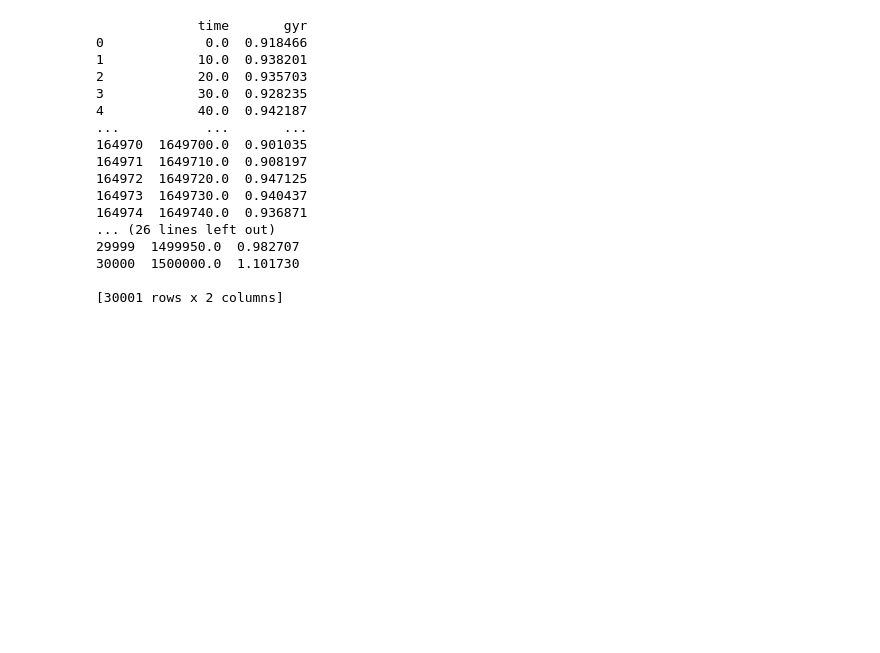
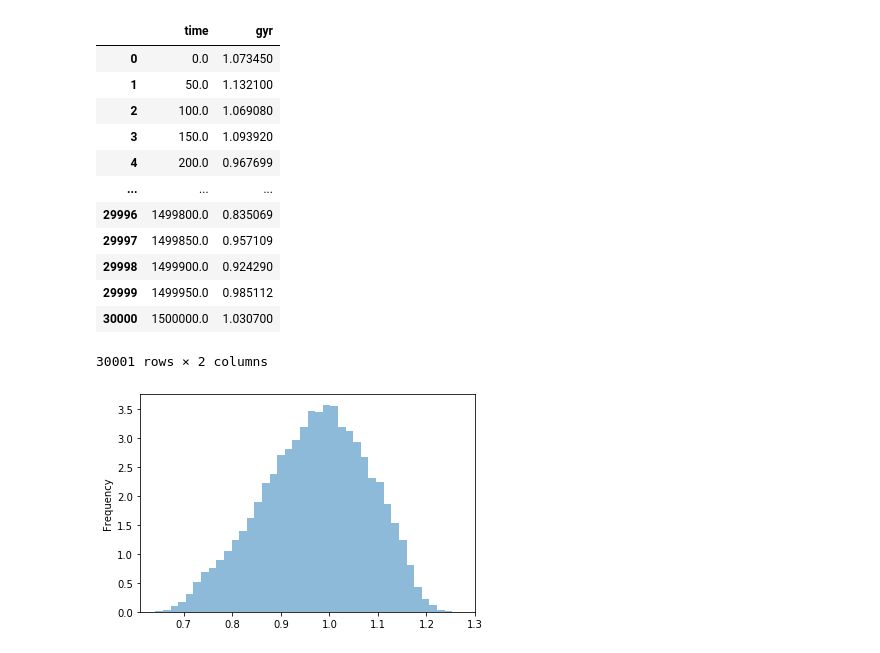
Before and after one commit to multi-ego/multi-eGO, a Jupyter notebook: gyration.ipynb, the cells around one changed output. Saved outputs shown, nothing was run; the diff lists cells and outputs as text; code cells hidden in the pictures; blank space fills up the shorter version.

```diff
--- a/gyration.ipynb
+++ b/gyration.ipynb
@@ -15,24 +15,29 @@ reweight_gyr_pairs = pd.read_csv('native_TTR/monomer_gyration_reweight.txt', sep
 reweight_gyr_pairs.columns = ['time', 'gyr', 'g', 'h', 'j']
 reweight_gyr_pairs.drop(['g', 'h', 'j'], axis=1, inplace = True)
 
-print(amber_gyr_pairs)
-print(greta_gyr_pairs)
-print(reweight_gyr_pairs)
+reweight2_gyr_pairs = pd.read_csv('native_TTR/monomer_gyration_2reweight.txt', sep = '\\s+', header=None)
+reweight2_gyr_pairs.columns = ['time', 'gyr', 'g', 'h', 'j']
+reweight2_gyr_pairs.drop(['g', 'h', 'j'], axis=1, inplace = True)
+
+#amber_gyr_pairs
+#greta_gyr_pairs
+#reweight_gyr_pairs
+reweight2_gyr_pairs
 # %% [output]
+|  | time | gyr |
+| 0 | 0.0 | 1.073450 |
+| 1 | 50.0 | 1.132100 |
+| 2 | 100.0 | 1.069080 |
+| 3 | 150.0 | 1.093920 |
+| 4 | 200.0 | 0.967699 |
+| ... | ... | ... |
+| 29996 | 1499800.0 | 0.835069 |
+| 29997 | 1499850.0 | 0.957109 |
+| 29998 | 1499900.0 | 0.924290 |
+| 29999 | 1499950.0 | 0.985112 |
+| 30000 | 1500000.0 | 1.030700 |
-             time       gyr
-0             0.0  0.918466
-1            10.0  0.938201
-2            20.0  0.935703
-3            30.0  0.928235
-4            40.0  0.942187
-...           ...       ...
-164970  1649700.0  0.901035
-164971  1649710.0  0.908197
-164972  1649720.0  0.947125
-164973  1649730.0  0.940437
-164974  1649740.0  0.936871
-... (26 lines left out)
-29999  1499950.0  0.982707
-30000  1500000.0  1.101730
-
-[30001 rows x 2 columns]
+30001 rows × 2 columns
+# %%
+ax = reweight2_gyr_pairs['gyr'].plot.hist(bins=40, alpha=0.5, density=True)
+# %% [output]
+[figure, added]
```
Also changed, not shown: parts of 4 cells of this notebook, 10 other files.
